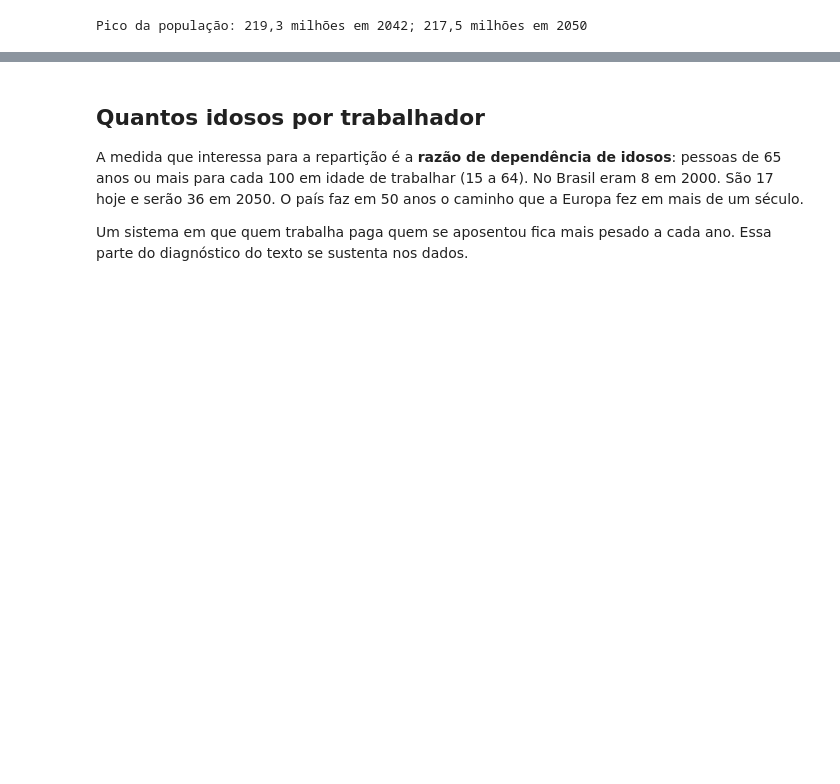
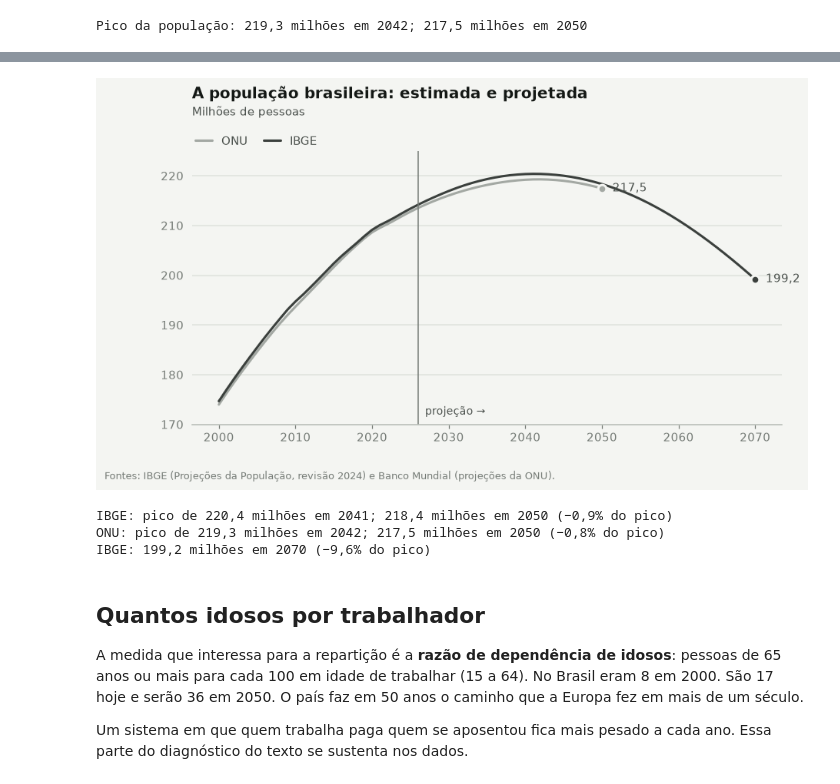
Before and after one commit to igor-gregori/iblog, a Jupyter notebook: notebooks/06_aposentadoria_e_demografia.ipynb, the cells around one changed output, grey strips where cells are left out. Saved outputs shown, nothing was run; the diff lists cells and outputs as text; code cells hidden in the pictures; blank space fills up the shorter version.

```diff
--- a/notebooks/06_aposentadoria_e_demografia.ipynb
+++ b/notebooks/06_aposentadoria_e_demografia.ipynb
@@ -209,3 +220,30 @@ Pico da população: 219,3 milhões em 2042; 217,5 milhões em 2050
+# %%
+ibge = populacao["populacao_ibge"].dropna() / 1e6
+onu = populacao["populacao"].dropna().loc[2000:] / 1e6
+
+fig, ax = plt.subplots(figsize=(9, 4.2))
+ax.plot(onu, color=estilo.CINZA, label="ONU")
+ax.plot(ibge, color=estilo.GRAFITE, label="IBGE")
+ax.axvline(2026, color=estilo.TINTA_SUAVE, lw=1)
+ax.annotate(
+    "projeção →", (2026, 172), xytext=(6, 0), textcoords="offset points", fontsize=9, color=estilo.TINTA_SECUNDARIA
+)
+estilo.titulo(ax, "A população brasileira: estimada e projetada", "Milhões de pessoas", legenda=True)
+ax.set_ylim(170, 225)
+estilo.rotular_fins(ax, lambda v: br(v, 1))
+estilo.fonte(fig, "Fontes: IBGE (Projeções da População, revisão 2024) e Banco Mundial (projeções da ONU).")
+plt.show()
+
+for nome, serie in {"IBGE": ibge, "ONU": onu}.items():
+    print(
+        f"{nome}: pico de {br(serie.max(), 1)} milhões em {serie.idxmax()}; {br(serie[2050], 1)} milhões em 2050 ({pct(serie[2050] / serie.max() - 1, 1)} do pico)"
+    )
+print(f"IBGE: {br(ibge[2070], 1)} milhões em 2070 ({pct(ibge[2070] / ibge.max() - 1, 1)} do pico)")
+# %% [output]
+[figure, added]
+IBGE: pico de 220,4 milhões em 2041; 218,4 milhões em 2050 (−0,9% do pico)
+ONU: pico de 219,3 milhões em 2042; 217,5 milhões em 2050 (−0,8% do pico)
+IBGE: 199,2 milhões em 2070 (−9,6% do pico)
 # %% [markdown]
 ## Quantos idosos por trabalhador
 
```
Also changed, not shown: parts of 3 cells of this notebook, 30 other files.
